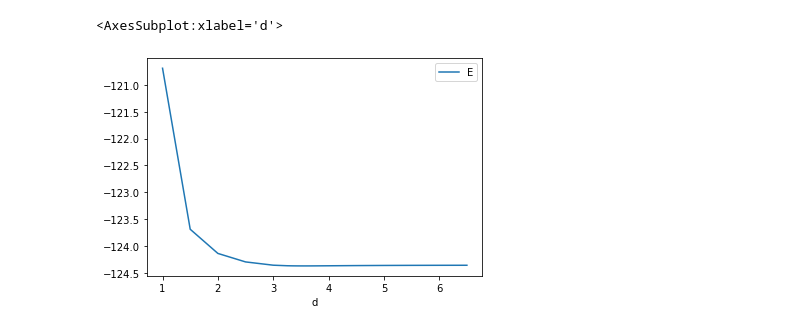
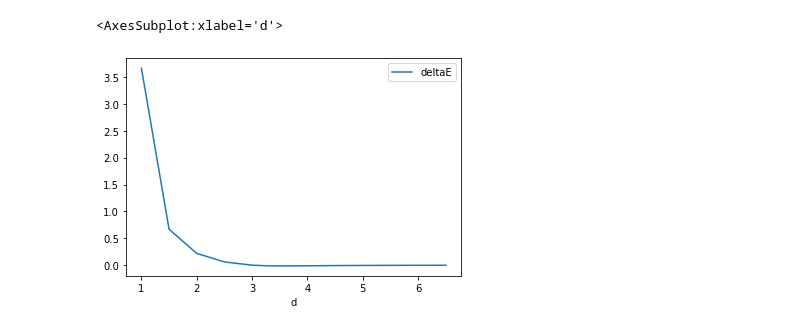
Before and after one commit to rbrtrss/aryldiazonium, a Jupyter notebook: layerseparation.ipynb, the cells around one changed output. Saved outputs shown, nothing was run; the diff lists cells and outputs as text; code cells hidden in the pictures.

```diff
--- a/layerseparation.ipynb
+++ b/layerseparation.ipynb
@@ -1,5 +1,15 @@
 # %%
 import numpy as np
 import pandas as pd
+# %%
+e_mono = -62.17710485
+e_mono211 = -124.22784273
+e_ed = -72.72413690
 # %%
-df = pd.read_csv('combined.dat', sep='  ', names=['d', 'E'])
+two_bp = pd.read_csv('combined.dat', sep='  ', names=['d', 'E'])
+two_bp = two_bp.sort_values(by='d')
+two_bp['deltaE'] = two_bp['E']- (2* e_mono)
+two_bp.plot(x='d', y='deltaE')
+# %% [output]
+<AxesSubplot:xlabel='d'>
+[figure, added]
@@ -8,5 +15,0 @@ df = df.sort_values(by='d')
-# %%
-df.plot(x='d', y='E')
-# %% [output]
-<AxesSubplot:xlabel='d'>
-[figure, removed]
```
Also changed, not shown: parts of 10 cells of this notebook, 8 other files.
